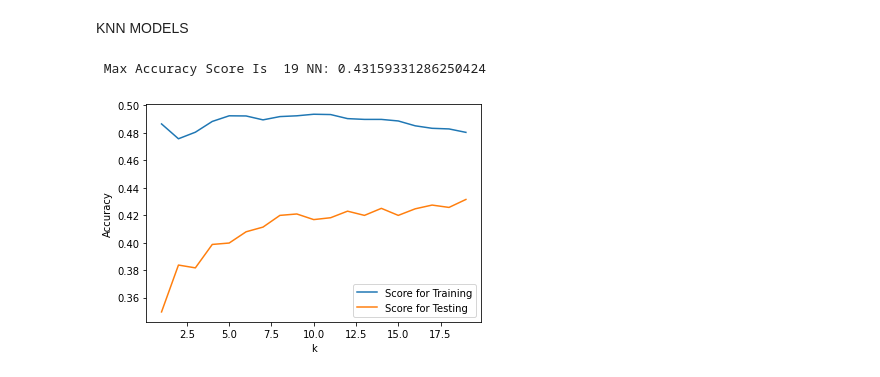
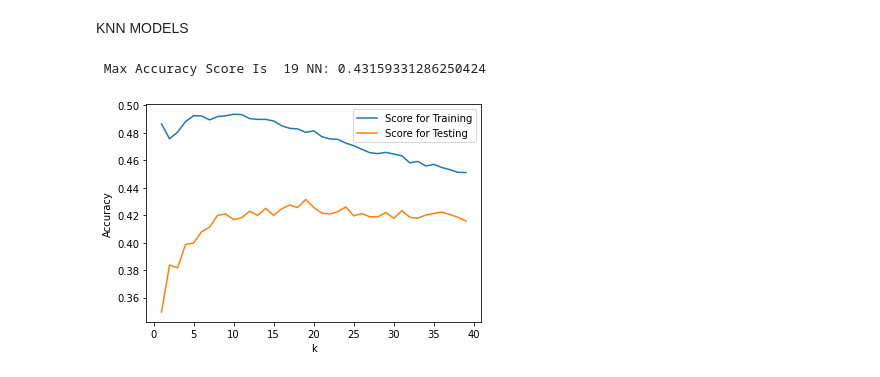
Before and after one commit to saiT1108/DS_project, a Jupyter notebook: main.ipynb, the cells around one changed output. Drawn from its saved outputs; the diff is of its cells as text; code cells hidden in the pictures.

Commit message:
Attempted to increase accuracy by increasing the range of k-values to search through and changing the test size

```diff
--- a/main.ipynb
+++ b/main.ipynb
@@ -251,29 +251,29 @@ from sklearn.metrics import accuracy_score
 # %%
 cont_df = df_hur[['HARM_TOTAL', 'TOR_AREA', 'CZ_FIPS']]
 X_train, X_test, Y_train, Y_test = train_test_split(cont_df, df_hur['DAMAGE_PROPERTY'], test_size=0.25, random_state=64)
 resultsKNN = pd.DataFrame(columns=['KNN', 'Score for Training', 'Score for Testing'])
 max_accuracy = 0
 k_val = 1
 
-for knnCount in range (1,20):
+for knnCount in range (1,40):
     nn_clf = KNeighborsClassifier(n_neighbors=knnCount)
     nn_clf.fit(X_train, Y_train)
     y_train_pred = nn_clf.predict(X_train)
     y_pred = nn_clf.predict(X_test)
 
     scoreTrain = accuracy_score(Y_train, y_train_pred)
     scoreTest = accuracy_score(Y_test, y_pred)
 
     if(scoreTest > max_accuracy):
         max_accuracy = scoreTest
         k_val = knnCount
 
     resultsKNN.loc[knnCount] = [knnCount, scoreTrain, scoreTest]
 
 resultsKNN.pop('KNN')
 ax = resultsKNN.plot()
 ax.set(xlabel='k', ylabel='Accuracy')
 print(" Max Accuracy Score Is ", k_val, "NN:", max_accuracy)
 # %% [output]
  Max Accuracy Score Is  19 NN: 0.43159331286250424
-[figure, old version]
+[figure, new version]
```
